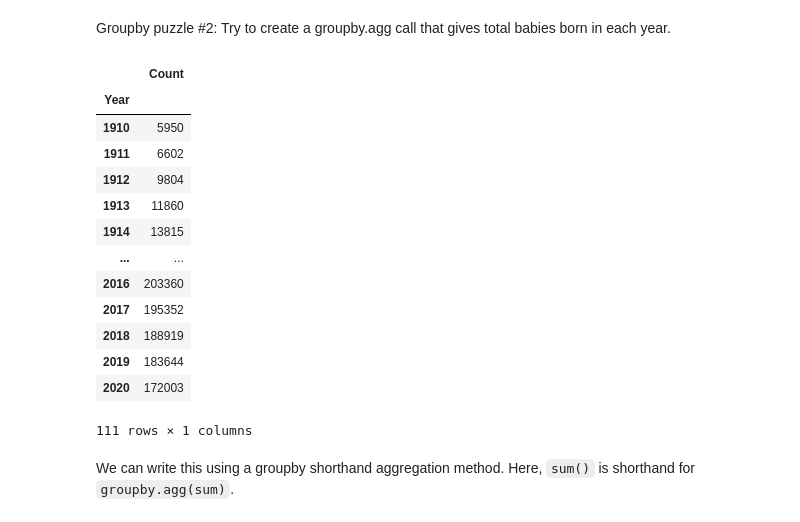
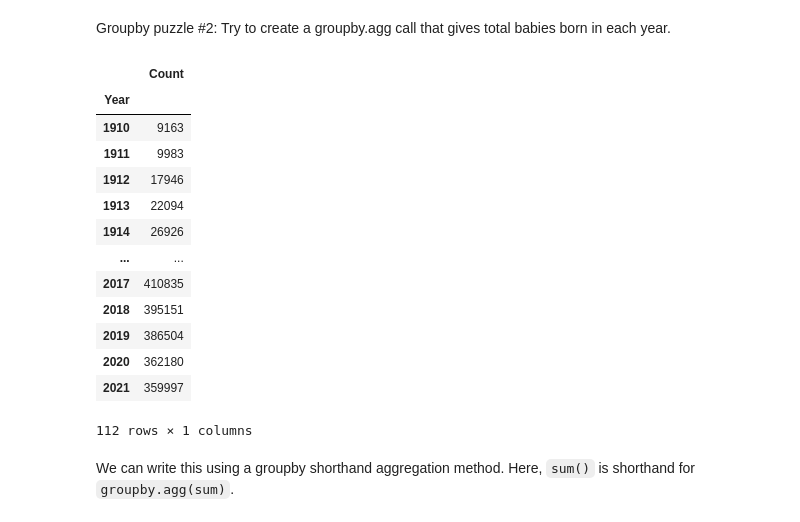
Before and after one commit to archenclan/dsKal100, a Jupyter notebook: lec/lec04/04-pandas-ii.ipynb, the cells around one changed output. Drawn from its saved outputs; the diff is of its cells as text; code cells hidden in the pictures.

```diff
--- a/lec/lec04/04-pandas-ii.ipynb
+++ b/lec/lec04/04-pandas-ii.ipynb
@@ -546,23 +607,25 @@ puzzle1
 # %% [markdown]
 Groupby puzzle #2: Try to create a groupby.agg call that gives total babies born in each year.
 # %%
-puzzle2 = female_babynames.groupby("Year")[["Count"]].agg(sum)
+puzzle2 = female_babynames.groupby("Year")[["Count"]].agg(sum)  # all female babynames
+puzzle2 = babynames.groupby("Year")[["Count"]].agg(sum)  #both male and femaile babynames
+
 puzzle2
 # %% [output]
 |  | Count |
 | Year |  |
-| 1910 | 5950 |
-| 1911 | 6602 |
-| 1912 | 9804 |
-| 1913 | 11860 |
-| 1914 | 13815 |
+| 1910 | 9163 |
+| 1911 | 9983 |
+| 1912 | 17946 |
+| 1913 | 22094 |
+| 1914 | 26926 |
 | ... | ... |
-| 2016 | 203360 |
-| 2017 | 195352 |
-| 2018 | 188919 |
-| 2019 | 183644 |
-| 2020 | 172003 |
+| 2017 | 410835 |
+| 2018 | 395151 |
+| 2019 | 386504 |
+| 2020 | 362180 |
+| 2021 | 359997 |
-111 rows × 1 columns
+112 rows × 1 columns
 # %% [markdown]
 We can write this using a groupby shorthand aggregation method. Here, `sum()` is shorthand for `groupby.agg(sum)`.
 # %%
```
Also changed, not shown: parts of 22 cells of this notebook.
